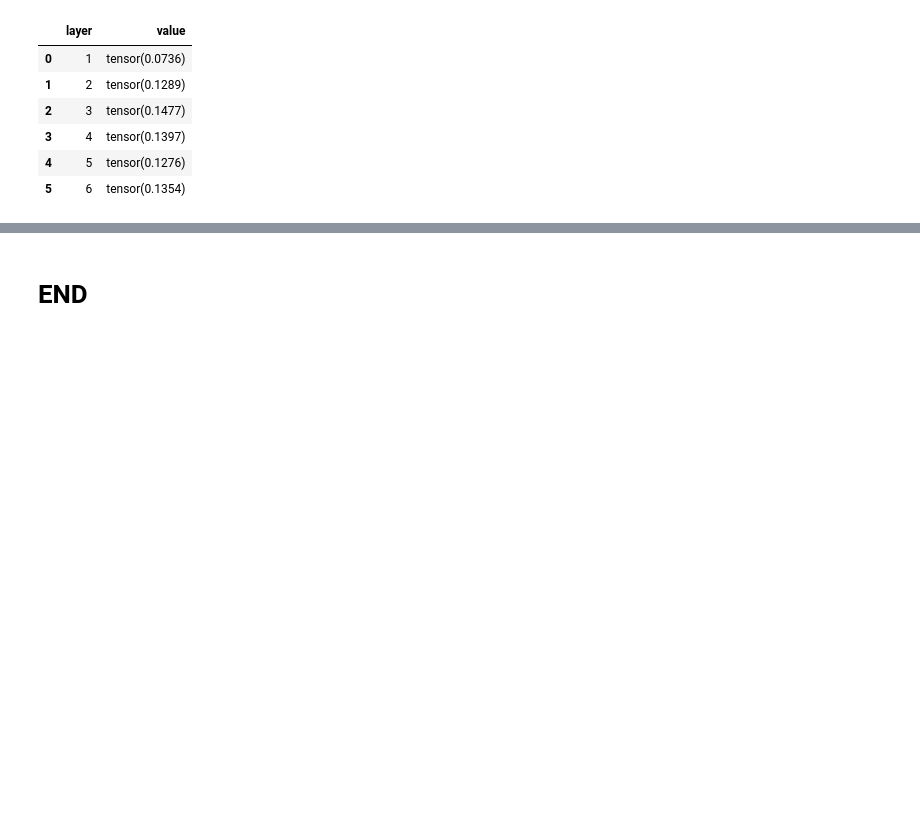
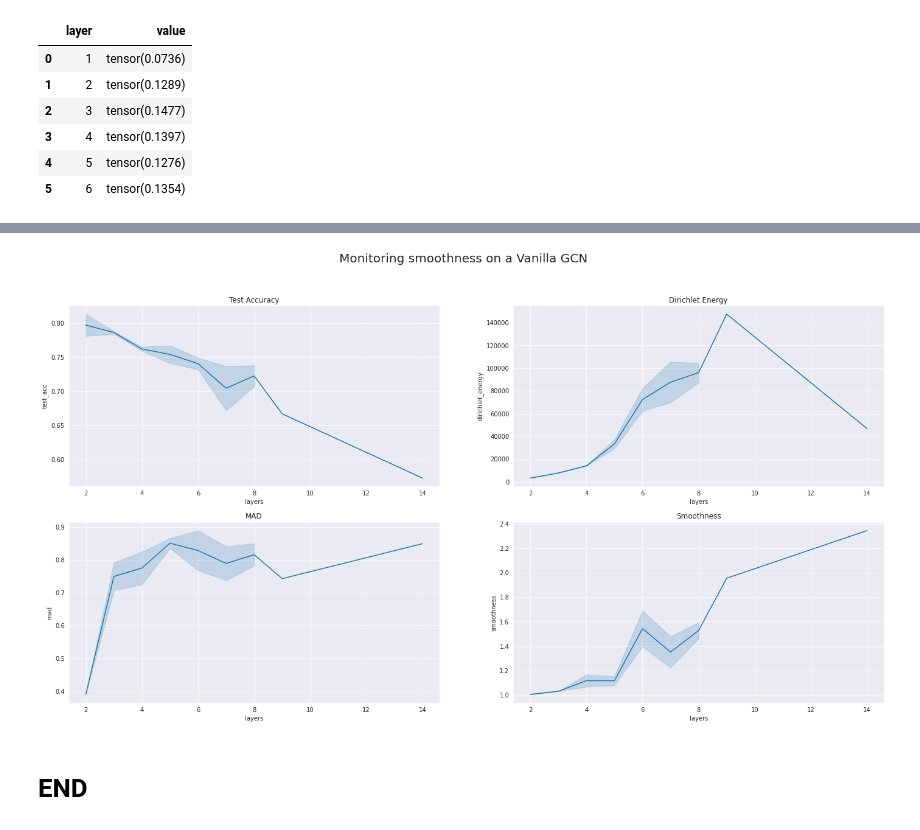
Before and after one commit to achrafash/gnn-receptive-fields, a Jupyter notebook: 03_smoothing_metrics.ipynb, the cells around one changed output, grey strips where cells are left out. Saved outputs shown, nothing was run; the diff lists cells and outputs as text; code cells hidden in the pictures; blank space fills up the shorter version.

Commit message:
📊 monitor oversmoothness on Cora with GCN

```diff
--- a/03_smoothing_metrics.ipynb
+++ b/03_smoothing_metrics.ipynb
@@ -303,7 +303,7 @@ def run(data: type(G), model: torch.nn.Module,
     return train_losses, test_accs, feat_dists
 # %%
 config = dict(
-    num_layers=2,
+    num_layers=8,
     hidden_dim=16,
     num_features=cora_dataset.num_features,
     num_classes=cora_dataset.num_classes,
@@ -325,0 +316,6 @@ RUNS=1
+# %%
+model = VanillaGCN(num_layers=config['num_layers'], hidden_dim=config['hidden_dim'], num_features=config['num_features'], num_classes=config['num_classes'])
+
+run(data=G, model=model, edge_index=G.edge_index,
+    runs=1, epochs=200, lr=config['learning_rate'], weight_decay=config['weight_decay'],
+    early_stopping=config['early_stopping'], verbose=False)
@@ -887,2 +967,41 @@ model.values
+# %%
+# metrics = pd.DataFrame({'test_acc': [], 'mad': [], 'mad_gap': [], 'dirichlet_energy': [], 'layers': [], 'smoothness': []})
+
+for K in tqdm(range(5, 15)):
+    model = VanillaGCN(num_layers=K, hidden_dim=config['hidden_dim'], num_features=config['num_features'], num_classes=config['num_classes'])
+
+    _, _, _ = run(data=G, model=model, edge_index=G.edge_index,
+                  runs=1, epochs=K*100, lr=config['learning_rate'], weight_decay=config['weight_decay'],
+                  early_stopping=config['early_stopping'], verbose=False)
+
+    eval_info = evaluate(model, G, G.edge_index)
+    with torch.no_grad():
+        h, out = model(G.x, G.edge_index)
+        smoothness = oversmoothness(h, G.y)
+
+    metrics.loc[len(metrics)] = {'test_acc': eval_info['test_acc'],
+                        'mad': eval_info['mad'],
+                        'mad_gap': eval_info['mad_gap'],
+                        'dirichlet_energy': eval_info['feat_dist'],
+                        'smoothness': smoothness,
+                        'layers': K}
+    print(metrics.loc[len(metrics)-1])
+# %%
+# drop the row with layer=1
+metrics = metrics.drop(metrics[metrics['layers'] == 1].index)
+# %%
+fig, ax = plt.subplots(2, 2, figsize=(24, 12))
+
+fig.suptitle("Monitoring smoothness on a Vanilla GCN", fontsize=20)
+
+sns.lineplot(data=metrics, x='layers', y='test_acc', ax=ax[0, 0]).set(title="Test Accuracy")
+sns.lineplot(data=metrics, x='layers', y='dirichlet_energy', ax=ax[0, 1]).set(title="Dirichlet Energy")
+
+sns.lineplot(data=metrics, x='layers', y='mad', ax=ax[1, 0]).set(title="MAD")
+sns.lineplot(data=metrics, x='layers', y='smoothness', ax=ax[1, 1]).set(title="Smoothness")
+
+fig.show()
+# %% [output]
+[figure, added]
 # %% [markdown]
 # **END**
```
Also changed, not shown: parts of 18 cells of this notebook.
